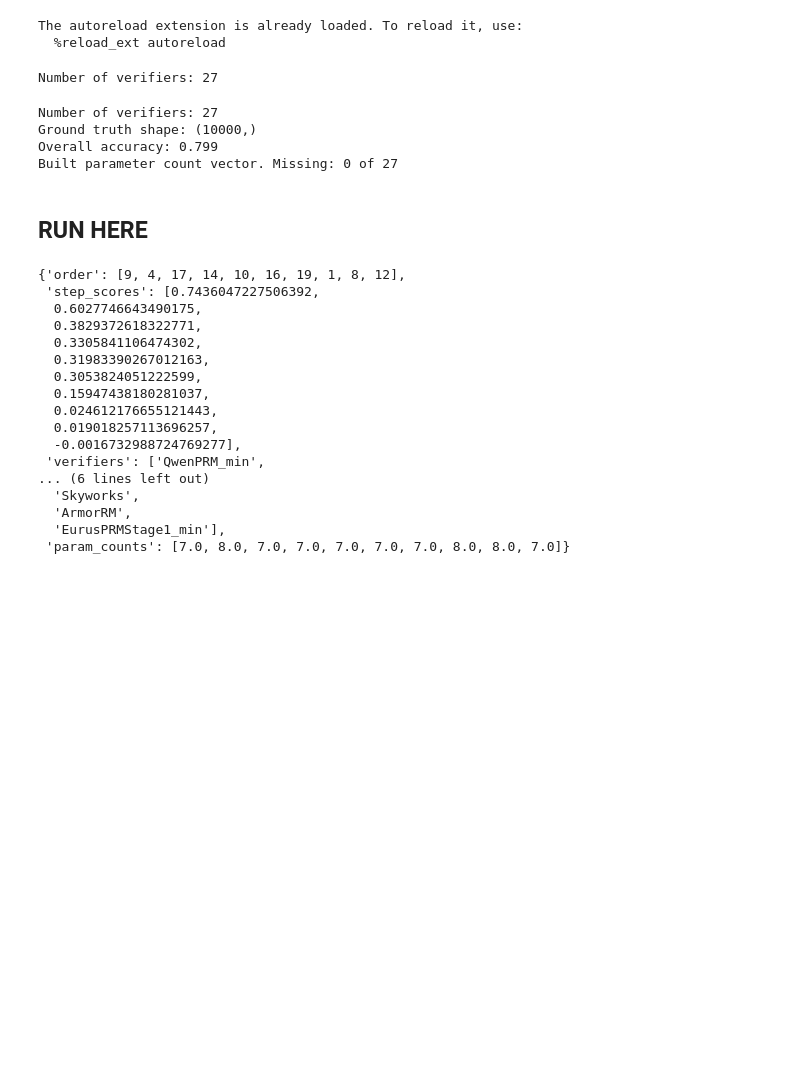
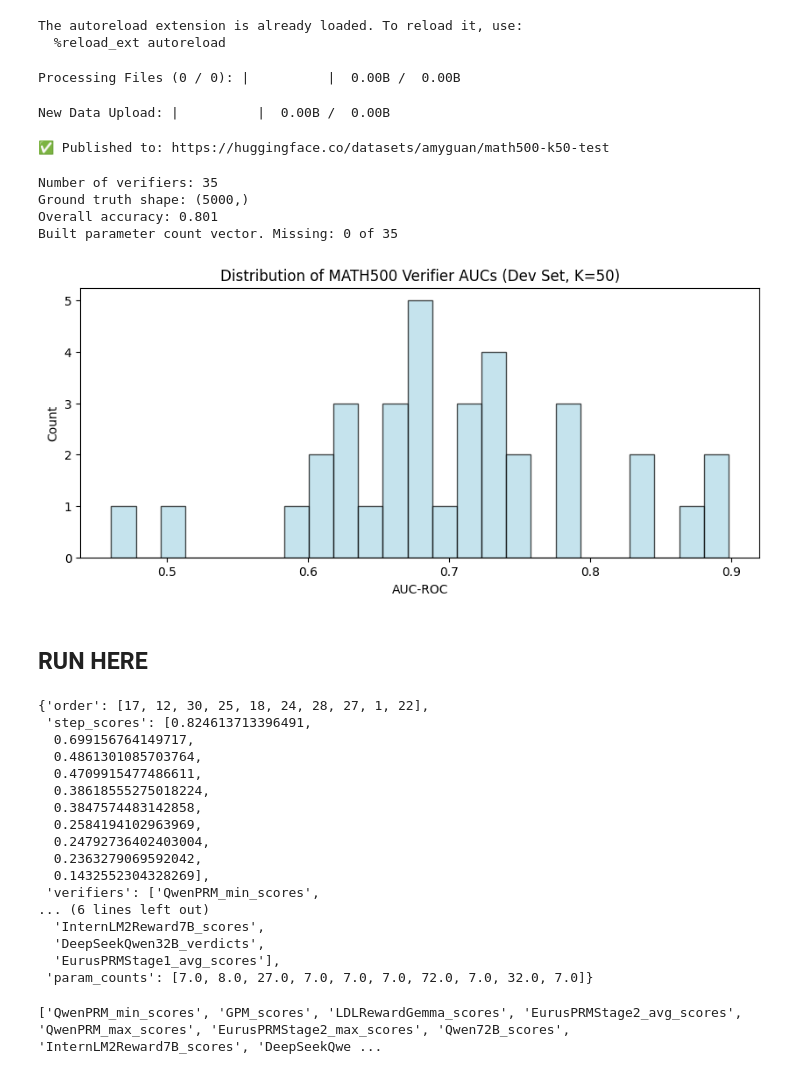
Before and after one commit to poonamsahoo/scaling-verification, a Jupyter notebook: test.ipynb, the cells around one changed output. Drawn from its saved outputs; the diff is of its cells as text; code cells hidden in the pictures; blank space fills up the shorter version.

```diff
--- a/test.ipynb
+++ b/test.ipynb
@@ -9,8 +11,29 @@ from verifier_selection import utils
 # %%
-dataset = utils.load_dataset()
+dataset = utils.load_dataset('pnsahoo/MATH500_with_Llama_3.1_70B_Instruct_v1_truncated_K_50')
 dev_ds, test_ds = utils.dev_test_split(dataset)
-# %% [output]
-Number of verifiers: 27
+# %%
+# Publish test_ds to HuggingFace Hub
+from datasets import DatasetDict
+from huggingface_hub import login
+
+# Login to HuggingFace (if not already logged in)
+# Option 1: Use environment variable HF_TOKEN
+# Option 2: Interactive login - uncomment below:
+# login()
+
+# Replace "your-username" and "dataset-name" with your desired repo
+repo_id = "amyguan/math500-k50-test"
+
+# Wrap in DatasetDict with "data" split (matches original format)
+dataset_dict = DatasetDict({"data": test_ds})
+
+# Push to hub
+dataset_dict.push_to_hub(repo_id, private=False)  # Set private=True for private repo
+print(f"✅ Published to: https://huggingface.co/datasets/{repo_id}")
+# %% [output]
+Processing Files (0 / 0): |          |  0.00B /  0.00B
+New Data Upload: |          |  0.00B /  0.00B
+✅ Published to: https://huggingface.co/datasets/amyguan/math500-k50-test
 # %%
 ### DO ON THE DEV SET FOR MODEL SELECTION ###
 scores_matrix, verifier_names = utils.extract_scores_matrix(dev_ds)
@@ -18,10 +41,19 @@ similarities = utils.similarities_dict(scores_matrix)
 utilities = utils.utilities_dict(scores_matrix, dev_ds, verifier_names)
 param_counts = utils.costs_dict(verifier_names)
 # %% [output]
-Number of verifiers: 27
-Ground truth shape: (10000,)
-Overall accuracy: 0.799
-Built parameter count vector. Missing: 0 of 27
+Number of verifiers: 35
+Ground truth shape: (5000,)
+Overall accuracy: 0.801
+Built parameter count vector. Missing: 0 of 35
+# %%
+plt.figure(figsize=(10,4))
+plt.hist([u for u in utilities if not np.isnan(u)], bins=25, color='lightblue', alpha=0.7, edgecolor='black')
+plt.xlabel("AUC-ROC")
+plt.ylabel("Count")
+plt.title("Distribution of MATH500 Verifier AUCs (Dev Set, K=50)")
+plt.show()
+# %% [output]
+[figure, added]
 # %% [markdown]
 ## RUN HERE
 # %%
@@ -36,20 +68,24 @@ selected = utils.greedy_select(utilities,
 # %%
 selected
 # %% [output]
-{'order': [9, 4, 17, 14, 10, 16, 19, 1, 8, 12],
- 'step_scores': [0.7436047227506392,
-  0.6027746643490175,
-  0.3829372618322771,
-  0.3305841106474302,
-  0.31983390267012163,
-  0.3053824051222599,
-  0.15947438180281037,
-  0.024612176655121443,
-  0.019018257113696257,
-  -0.0016732988724769277],
- 'verifiers': ['QwenPRM_min',
+{'order': [17, 12, 30, 25, 18, 24, 28, 27, 1, 22],
+ 'step_scores': [0.824613713396491,
+  0.699156764149717,
+  0.4861301085703764,
+  0.4709915477486611,
+  0.38618555275018224,
+  0.3847574483142858,
+  0.2584194102963969,
+  0.24792736402403004,
+  0.2363279069592042,
+  0.1432552304328269],
+ 'verifiers': ['QwenPRM_min_scores',
 ... (6 lines left out)
-  'Skyworks',
-  'ArmorRM',
-  'EurusPRMStage1_min'],
- 'param_counts': [7.0, 8.0, 7.0, 7.0, 7.0, 7.0, 7.0, 8.0, 8.0, 7.0]}
+  'InternLM2Reward7B_scores',
+  'DeepSeekQwen32B_verdicts',
+  'EurusPRMStage1_avg_scores'],
+ 'param_counts': [7.0, 8.0, 27.0, 7.0, 7.0, 7.0, 72.0, 7.0, 32.0, 7.0]}
+# %%
+print(selected['verifiers'])
+# %% [output]
+['QwenPRM_min_scores', 'GPM_scores', 'LDLRewardGemma_scores', 'EurusPRMStage2_avg_scores', 'QwenPRM_max_scores', 'EurusPRMStage2_max_scores', 'Qwen72B_scores', 'InternLM2Reward7B_scores', 'DeepSeekQwe ...
```
Also changed, not shown: parts of 6 cells of this notebook, 5 other files.
